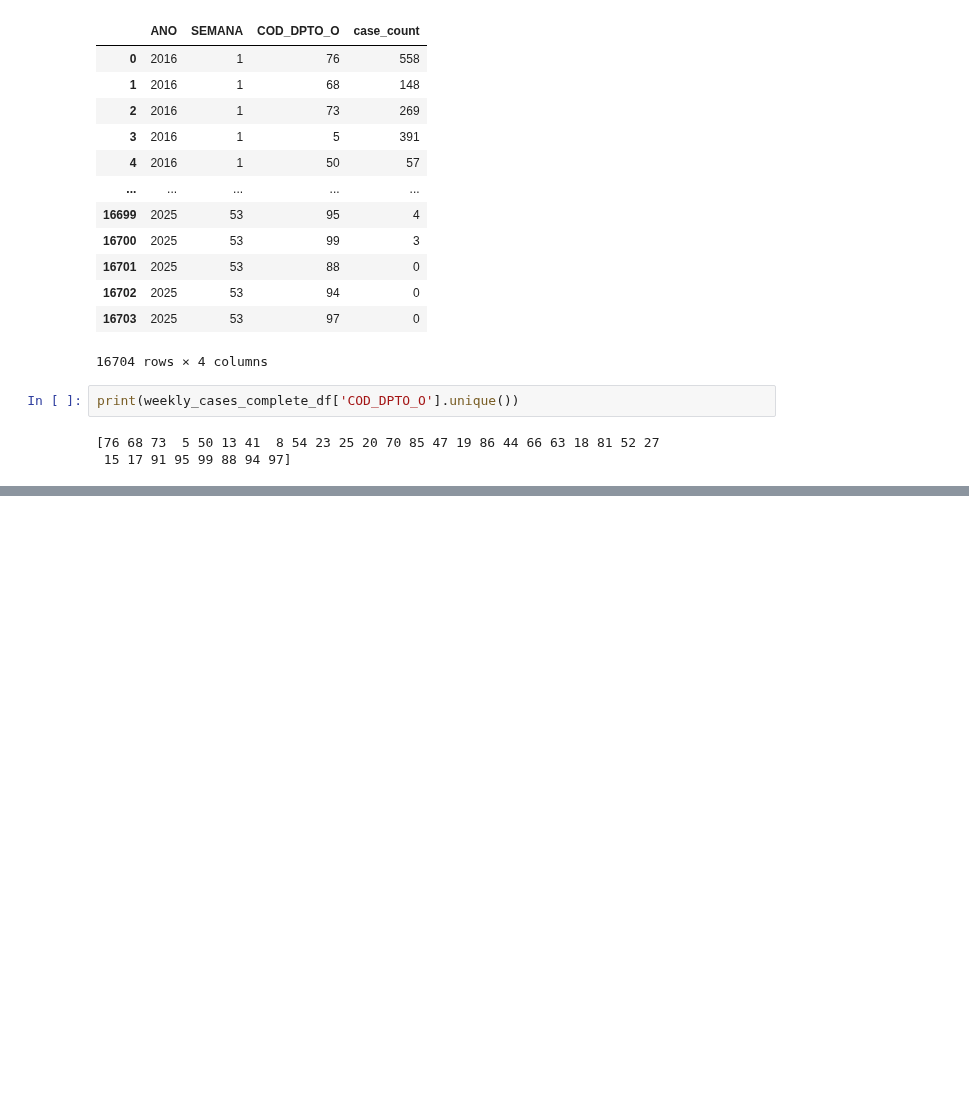
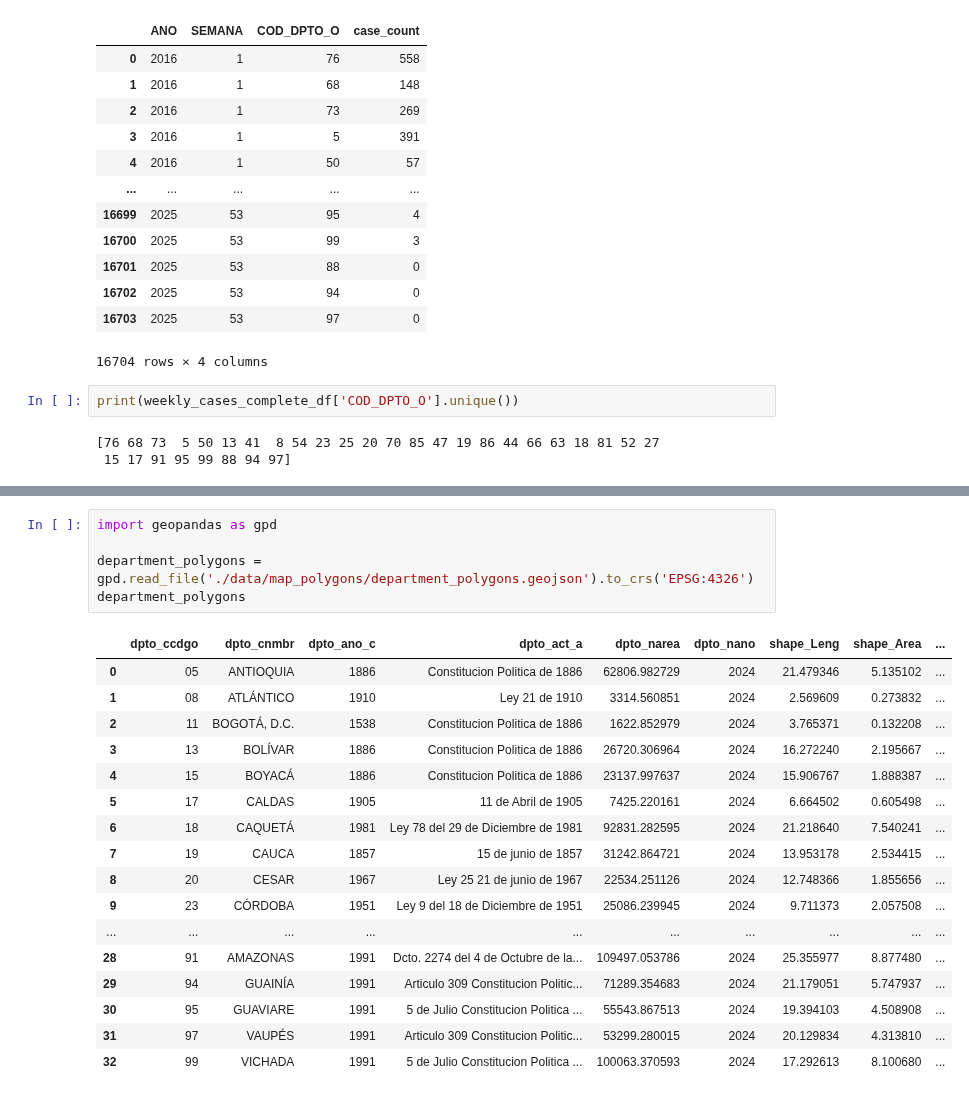
Before and after one commit to CarlosBlanco1/ColombiaDengueForecasting, a Jupyter notebook: notebooks/explore_dengue_cases.ipynb, the cells around one changed output, grey strips where cells are left out. Saved outputs shown, nothing was run; the diff lists cells and outputs as text; blank space fills up the shorter version.

```diff
--- a/notebooks/explore_dengue_cases.ipynb
+++ b/notebooks/explore_dengue_cases.ipynb
@@ -296,0 +294,23 @@ KeyboardInterrupt:
+# %%
+import geopandas as gpd
+
+department_polygons = gpd.read_file('./data/map_polygons/department_polygons.geojson').to_crs('EPSG:4326')
+department_polygons
+# %% [output]
+|  | dpto_ccdgo | dpto_cnmbr | dpto_ano_c | dpto_act_a | dpto_narea | dpto_nano | shape_Leng | shape_Area | ... |
+| 0 | 05 | ANTIOQUIA | 1886 | Constitucion Politica de 1886 | 62806.982729 | 2024 | 21.479346 | 5.135102 | ... |
+| 1 | 08 | ATLÁNTICO | 1910 | Ley 21 de 1910 | 3314.560851 | 2024 | 2.569609 | 0.273832 | ... |
+| 2 | 11 | BOGOTÁ, D.C. | 1538 | Constitucion Politica de 1886 | 1622.852979 | 2024 | 3.765371 | 0.132208 | ... |
+| 3 | 13 | BOLÍVAR | 1886 | Constitucion Politica de 1886 | 26720.306964 | 2024 | 16.272240 | 2.195667 | ... |
+| 4 | 15 | BOYACÁ | 1886 | Constitucion Politica de 1886 | 23137.997637 | 2024 | 15.906767 | 1.888387 | ... |
+| 5 | 17 | CALDAS | 1905 | 11 de Abril de 1905 | 7425.220161 | 2024 | 6.664502 | 0.605498 | ... |
+| 6 | 18 | CAQUETÁ | 1981 | Ley 78 del 29 de Diciembre de 1981 | 92831.282595 | 2024 | 21.218640 | 7.540241 | ... |
+| 7 | 19 | CAUCA | 1857 | 15 de junio de 1857 | 31242.864721 | 2024 | 13.953178 | 2.534415 | ... |
+| 8 | 20 | CESAR | 1967 | Ley 25 21 de junio de 1967 | 22534.251126 | 2024 | 12.748366 | 1.855656 | ... |
+| 9 | 23 | CÓRDOBA | 1951 | Ley 9 del 18 de Diciembre de 1951 | 25086.239945 | 2024 | 9.711373 | 2.057508 | ... |
+| ... | ... | ... | ... | ... | ... | ... | ... | ... | ... |
+| 28 | 91 | AMAZONAS | 1991 | Dcto. 2274 del 4 de Octubre de la... | 109497.053786 | 2024 | 25.355977 | 8.877480 | ... |
+| 29 | 94 | GUAINÍA | 1991 | Articulo 309 Constitucion Politic... | 71289.354683 | 2024 | 21.179051 | 5.747937 | ... |
+| 30 | 95 | GUAVIARE | 1991 | 5 de Julio Constitucion Politica ... | 55543.867513 | 2024 | 19.394103 | 4.508908 | ... |
+| 31 | 97 | VAUPÉS | 1991 | Articulo 309 Constitucion Politic... | 53299.280015 | 2024 | 20.129834 | 4.313810 | ... |
+| 32 | 99 | VICHADA | 1991 | 5 de Julio Constitucion Politica ... | 100063.370593 | 2024 | 17.292613 | 8.100680 | ... |
```
Also changed, not shown: parts of 12 cells of this notebook.
